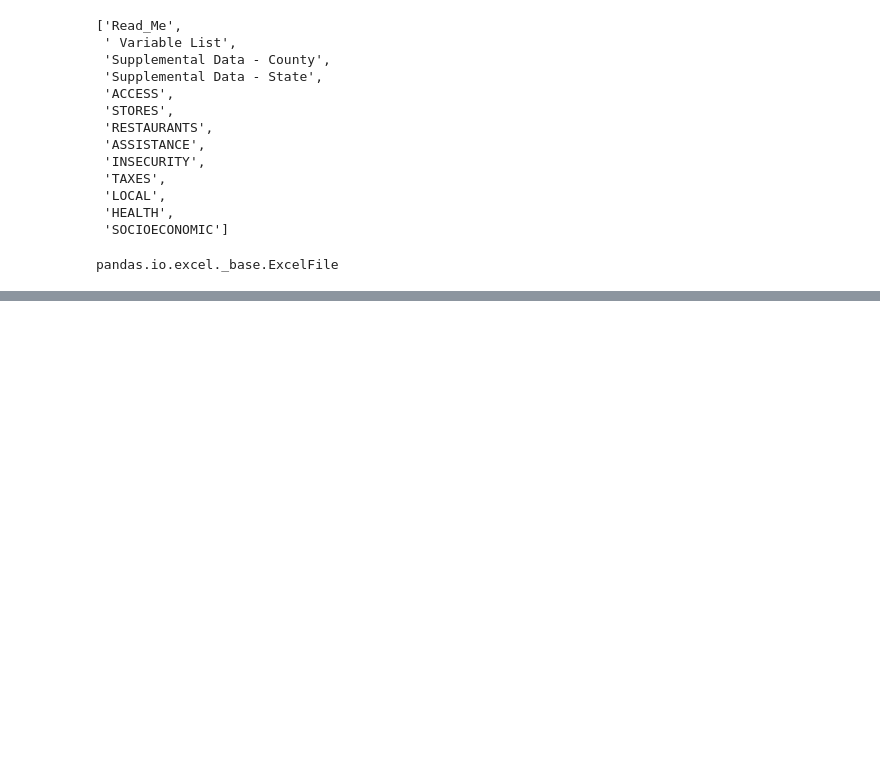
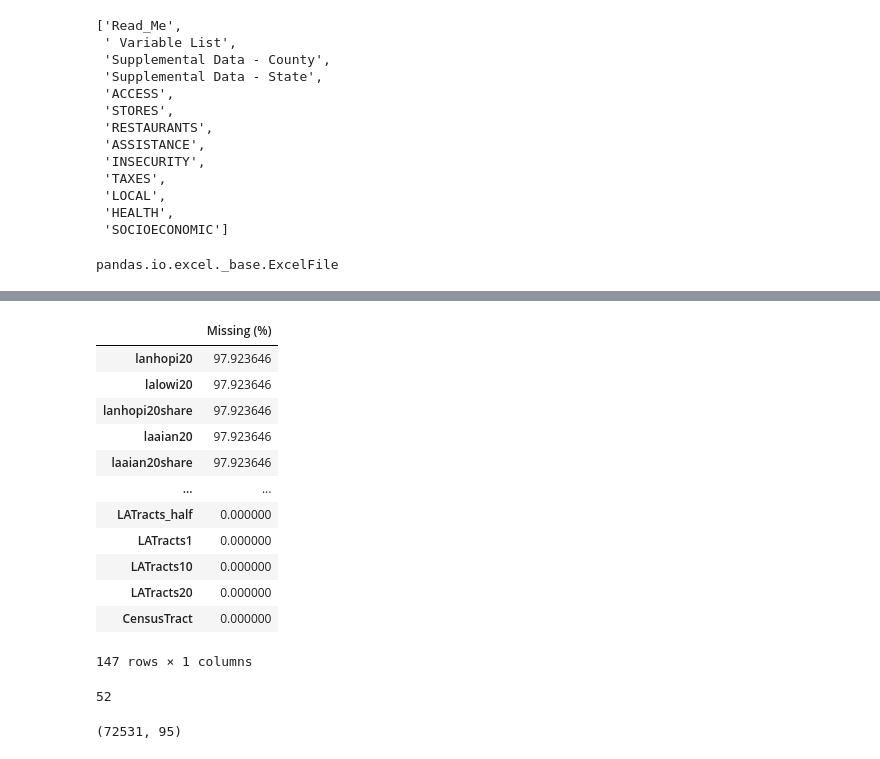
Before and after one commit to Sarfarazzzzz/DSA-Datathon-2025, a Jupyter notebook: notebooks/EDA.ipynb, the cells around one changed output, grey strips where cells are left out. Drawn from its saved outputs; the diff is of its cells as text; code cells hidden in the pictures; blank space fills up the shorter version.

```diff
--- a/notebooks/EDA.ipynb
+++ b/notebooks/EDA.ipynb
@@ -70,0 +103,18 @@ for sheet in FoodEnvironmentAtlas.sheet_names:
+# %%
+missing_report_df = missing_report(FoodAccessAtlas, top_n=None)
+# %%
+missing_report_df
+# %% [output]
+|  | Missing (%) |
+| lanhopi20 | 97.923646 |
+| lalowi20 | 97.923646 |
+| lanhopi20share | 97.923646 |
+| laaian20 | 97.923646 |
+| laaian20share | 97.923646 |
+| ... | ... |
+| LATracts_half | 0.000000 |
+| LATracts1 | 0.000000 |
+| LATracts10 | 0.000000 |
+| LATracts20 | 0.000000 |
+| CensusTract | 0.000000 |
+147 rows × 1 columns
@@ -70,0 +123,4 @@ for sheet in FoodEnvironmentAtlas.sheet_names:
+# %%
+Columns_to_drop.__len__()
+# %% [output]
+52
@@ -70,0 +129,4 @@ for sheet in FoodEnvironmentAtlas.sheet_names:
+# %%
+FoodAccessAtlascleaned.shape
+# %% [output]
+(72531, 95)
```
Also changed, not shown: parts of 36 cells of this notebook, 4 other files.
